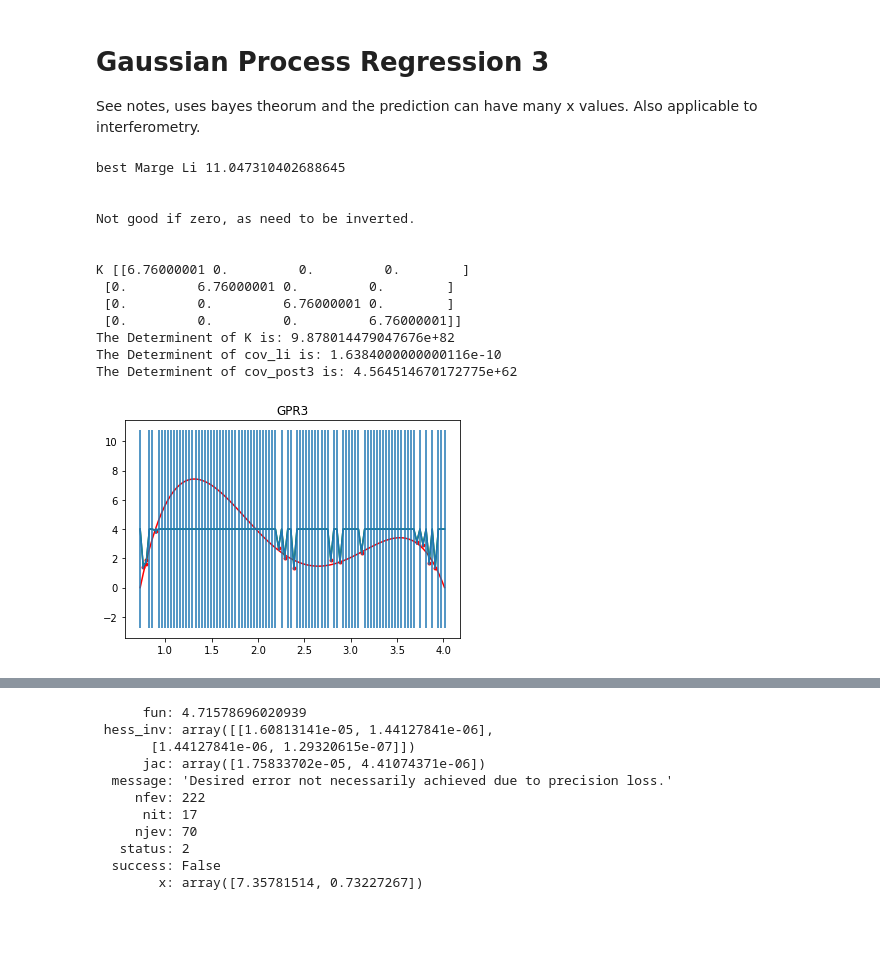
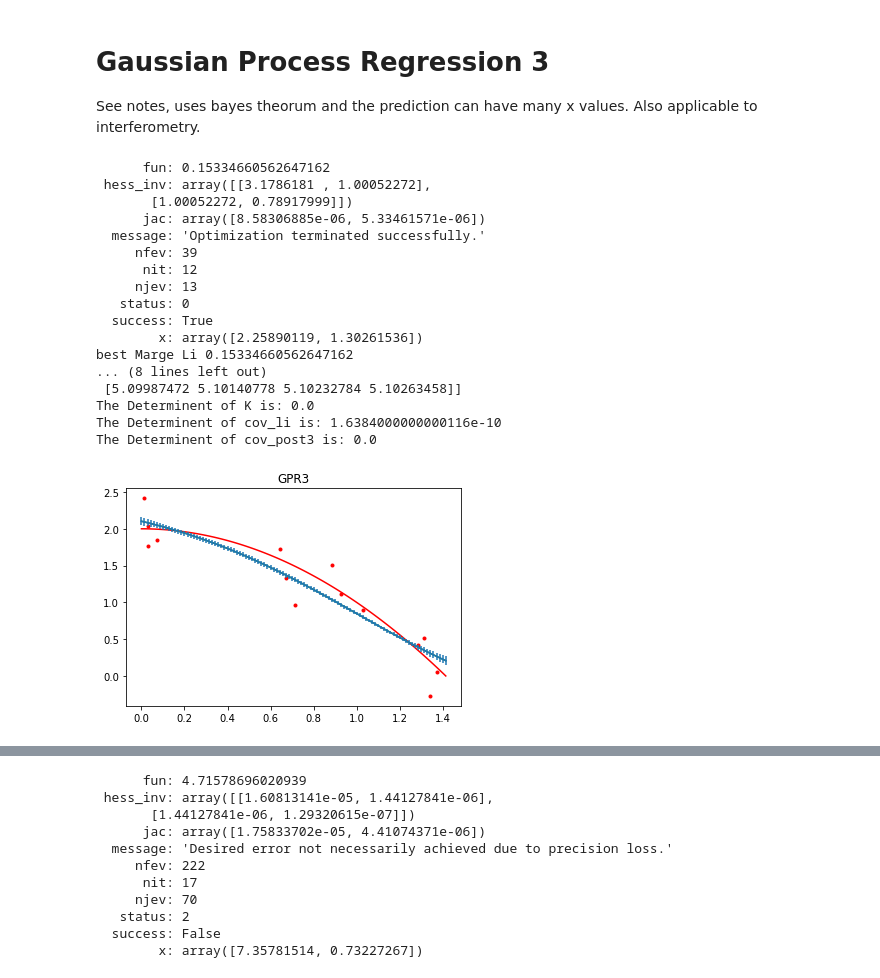
Before and after one commit to DanHarJor/Improving-Electron-Density-Profile-Inference-within-a-Tokamak-using-Bayesian-Techniques, a Jupyter notebook: Simple Regression Problem.ipynb, the cells around one changed output, grey strips where cells are left out. Drawn from its saved outputs; the diff is of its cells as text; code cells hidden in the pictures; blank space fills up the shorter version.

```diff
--- a/Simple Regression Problem.ipynb
+++ b/Simple Regression Problem.ipynb
@@ -36,3 +36,33 @@ plt.show()
 prior_mean_vector = np.repeat(4,N)
 # %% [output]
 [figure]
+# %%
+#Parabilic Electron Density
+rng = np.random.default_rng(seed=1245)
+N = 100
+exp_er = 0.2 #10
+def para(x):
+    return -x**2+2
+x = np.linspace(0,1.414,N)
+y = para(x)
+# xd_indicies = [int(1*(N/100)),int(2*(N/100)),int(2.5*(N/100)),int(5*(N/100)),int(45*(N/100)),int(47*(N/100)),int(50*(N/100)),int(62*(N/100)),int(65*(N/100)),int(72*(N/100)),int(90*(N/100)),int(92*(N/100)),int(94*(N/100)),int(96*(N/100))]
+xd_indicies = np.linspace(0,N-1,5).astype(int)
+# xd_indicies = range(N)
+
+# y DATA
+xd = x[xd_indicies]
+M = len(xd)
+yd = rng.normal(loc=para(xd),scale=exp_er)
+
+#y' data
+xprime = np.linspace(0,1.414,50)
+xdprime = [0]
+Mprime = len(xdprime)
+ydprime = [0]
+
+figSRP = plt.figure()
+plt.plot(x,y,'r')
+plt.plot(xd,yd,'r.')
+plt.show()
+
+prior_mean_vector = np.repeat(4,N)
@@ -88,12 +120,12 @@ def MargLi(params):
 #         return 1.7e307
     return 0.5*np.log(chol_det(cov_li + R@K@R.T)) + 0.5*(yd.T@chol_inv(cov_li+R@K@R.T)@yd)
 
-x0=[2.6,0.000000001]#[2.6,0.094]
-# results = minimize(MargLi, x0=x0)
+x0=[2.6,0.094]
+results = minimize(MargLi, x0=x0)
 # results = basinhopping(MargLi, x0=x0, niter=100)
-# print(results)
-# best_params = results.x
-best_params = x0
+print(results)
+best_params = results.x
+# best_params = x0
 print('best Marge Li', MargLi(best_params))
 
 #little data
@@ -101,46 +133,50 @@ print('best Marge Li', MargLi(best_params))
 # print('margi LI',MargLi(*best_params,exp_er))
 
 # print('best Params',best_params)
 # print('loggli',best_margli)
 
 
 def PlotBest(params,trial_exp_er):
     K, R, cov_li = KRcov_li(params,trial_exp_er)
     cov_post3 = chol_inv(R.T @ chol_inv(cov_li) @ R + chol_inv(K))
     mu_post3 = mu_prior + cov_post3 @ R.T @ chol_inv(cov_li) @ (yd - R @ mu_prior)
     error_bars3 = np.diagonal(cov_post3)
 
     print('\n\nNot good if zero, as need to be inverted.')
     print('\n\nK',K[:4,:4])
     print('The Determinent of K is:', np.linalg.det(K))
     print('The Determinent of cov_li is:', np.linalg.det(cov_li))
     print('The Determinent of cov_post3 is:', np.linalg.det(cov_post3))
 
     figGPR3 = plt.figure()
     plt.title('GPR3')
     plt.plot(x,y,'r')
     plt.plot(xd,yd,'r.')
     plt.plot(x,mu_post3,'g')
 
     plt.errorbar(x, mu_post3, yerr=error_bars3)
     plt.show()
 
 PlotBest(best_params, exp_er)
 # %% [output]
-best Marge Li 11.047310402688645
-
-
-Not good if zero, as need to be inverted.
-
-
-K [[6.76000001 0.         0.         0.        ]
- [0.         6.76000001 0.         0.        ]
- [0.         0.         6.76000001 0.        ]
- [0.         0.         0.         6.76000001]]
-The Determinent of K is: 9.878014479047676e+82
+      fun: 0.15334660562647162
+ hess_inv: array([[3.1786181 , 1.00052272],
+       [1.00052272, 0.78917999]])
+      jac: array([8.58306885e-06, 5.33461571e-06])
+  message: 'Optimization terminated successfully.'
+     nfev: 39
+      nit: 12
+     njev: 13
+   status: 0
+  success: True
+        x: array([2.25890119, 1.30261536])
+best Marge Li 0.15334660562647162
+... (8 lines left out)
+ [5.09987472 5.10140778 5.10232784 5.10263458]]
+The Determinent of K is: 0.0
 The Determinent of cov_li is: 1.6384000000000116e-10
-The Determinent of cov_post3 is: 4.564514670172775e+62
+The Determinent of cov_post3 is: 0.0
-[figure, old version]
+[figure, new version]
 # %%
 import optuna
 
```
Also changed, not shown: parts of 8 cells of this notebook.
